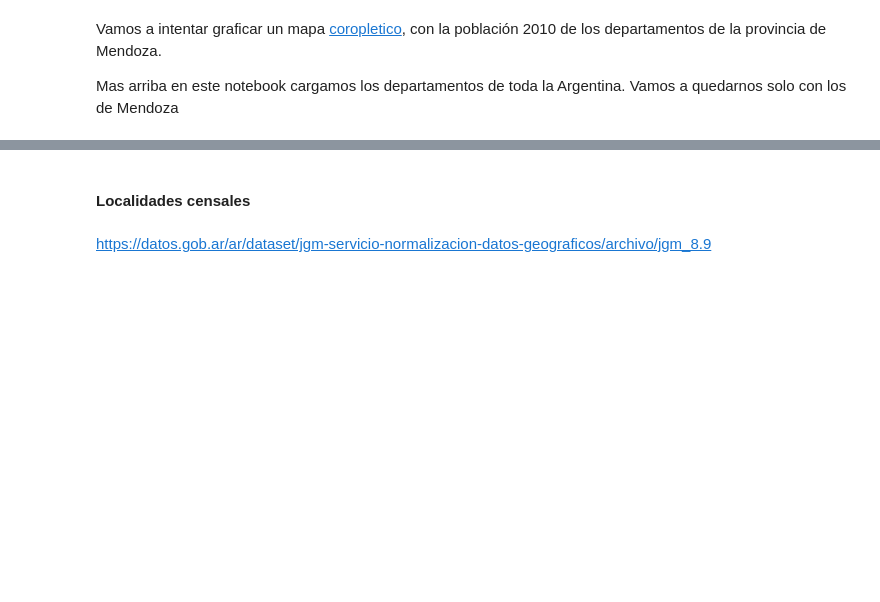
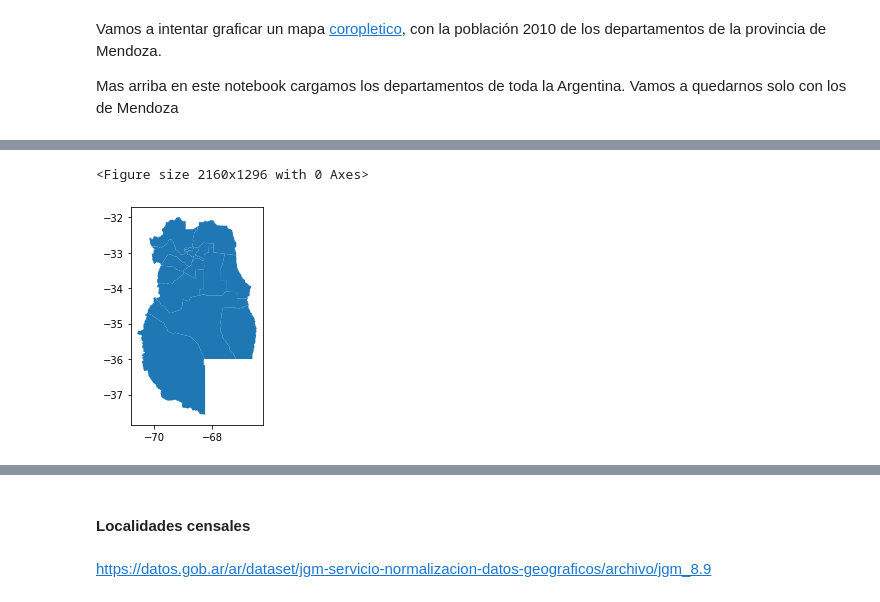
Before and after one commit to matog/Flacso_ciencia_de_datos_python_2023, a Jupyter notebook: Clase4/5 - GIS.ipynb, the cells around one changed output, grey strips where cells are left out. Drawn from its saved outputs; the diff is of its cells as text; code cells hidden in the pictures; blank space fills up the shorter version.

```diff
--- a/Clase4/5 - GIS.ipynb
+++ b/Clase4/5 - GIS.ipynb
@@ -65,6 +117,9 @@ Mas arriba en este notebook cargamos los departamentos de toda la Argentina. Vam
 # %%
 gdf_mendoza = gdf_depart.loc[gdf_depart['fdc'] == 'IDE Mendoza']
 # %%
-plt.figure(figsize=(20,12))
+plt.figure(figsize=(30,18))
 gdf_mendoza.plot();
+# %% [output]
+<Figure size 2160x1296 with 0 Axes>
+[figure, added]
 # %%
```
Also changed, not shown: parts of 64 cells of this notebook, 1 other file.
